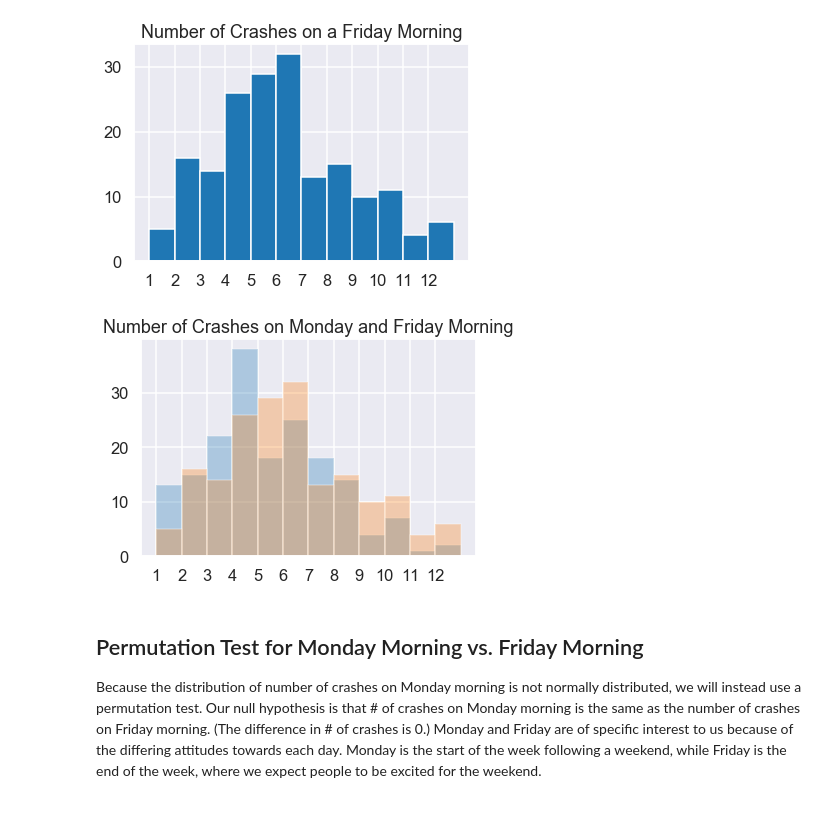
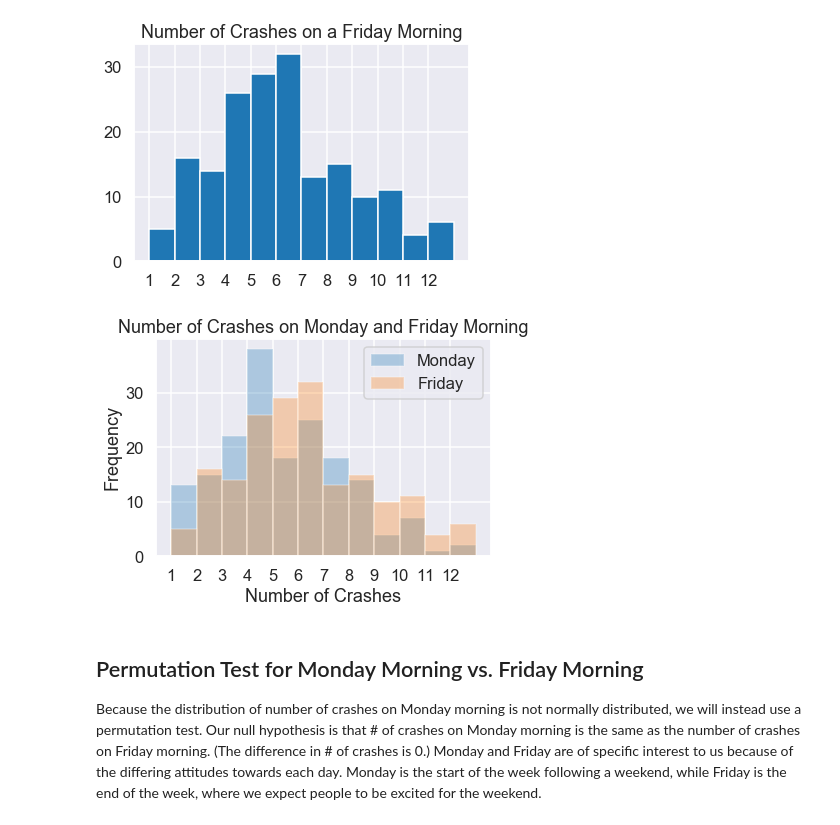
Before and after one commit to aschams/FlatironProject3, a Jupyter notebook: DC_Crashes-as.ipynb, the cells around one changed output. Saved outputs shown, nothing was run; the diff lists cells and outputs as text; code cells hidden in the pictures.

```diff
--- a/DC_Crashes-as.ipynb
+++ b/DC_Crashes-as.ipynb
@@ -185,10 +185,13 @@ _ = plt.title("Number of Crashes on a Friday Morning")
 # %%
 _ = plt.hist(monday_morn, bins=12, alpha=0.3, label="Monday")
 _ = plt.hist(friday_morn, bins=12, alpha=0.3, label='Friday')
 _ = plt.xticks(range(1, 13, 1))
 _ = plt.title("Number of Crashes on Monday and Friday Morning")
+_ = plt.ylabel('Frequency')
+_ = plt.xlabel('Number of Crashes')
+_ = plt.legend()
 # %% [output]
-[figure, old version]
+[figure, new version]
 # %% [markdown]
 ## Permutation Test for Monday Morning vs. Friday Morning
 
```
Also changed, not shown: parts of 8 cells of this notebook.
